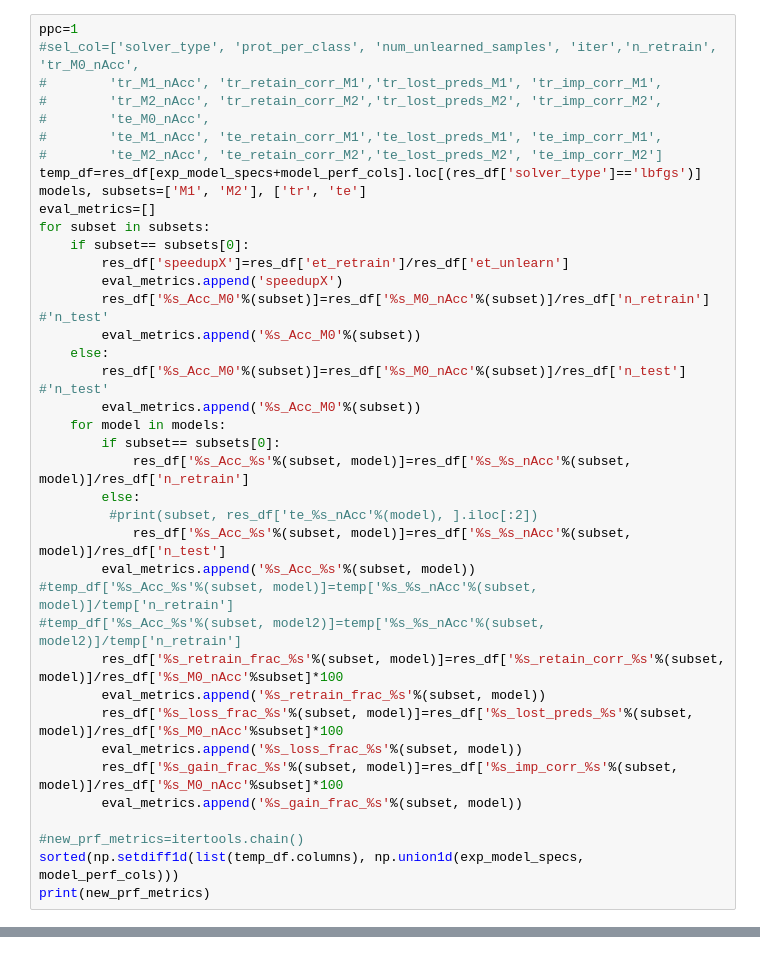
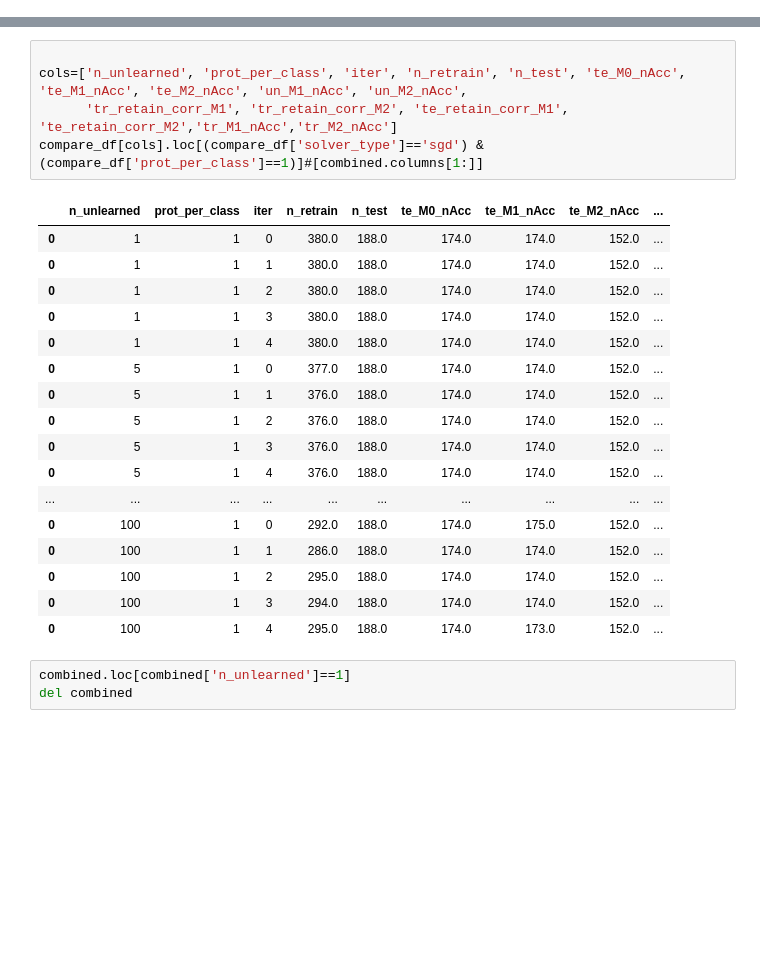
Before and after one commit to SrGh31/unlearn-lvq, a Jupyter notebook: notebooks/pred_analysis.ipynb, the cells around one changed output, grey strips where cells are left out. Drawn from its saved outputs; the diff is of its cells as text; blank space fills up the shorter version.

```diff
--- a/notebooks/pred_analysis.ipynb
+++ b/notebooks/pred_analysis.ipynb
@@ -38,39 +48,0 @@ res_df.head(3)
-# %%
-ppc=1
-#sel_col=['solver_type', 'prot_per_class', 'num_unlearned_samples', 'iter','n_retrain', 'tr_M0_nAcc',
-#        'tr_M1_nAcc', 'tr_retain_corr_M1','tr_lost_preds_M1', 'tr_imp_corr_M1',
-#        'tr_M2_nAcc', 'tr_retain_corr_M2','tr_lost_preds_M2', 'tr_imp_corr_M2',
-#        'te_M0_nAcc',
-#        'te_M1_nAcc', 'te_retain_corr_M1','te_lost_preds_M1', 'te_imp_corr_M1',
-#        'te_M2_nAcc', 'te_retain_corr_M2','te_lost_preds_M2', 'te_imp_corr_M2']
-temp_df=res_df[exp_model_specs+model_perf_cols].loc[(res_df['solver_type']=='lbfgs')]
-models, subsets=['M1', 'M2'], ['tr', 'te']
-eval_metrics=[]
-for subset in subsets:
-    if subset== subsets[0]:
-        res_df['speedupX']=res_df['et_retrain']/res_df['et_unlearn']
-        eval_metrics.append('speedupX')
-        res_df['%s_Acc_M0'%(subset)]=res_df['%s_M0_nAcc'%(subset)]/res_df['n_retrain']  #'n_test'
-        eval_metrics.append('%s_Acc_M0'%(subset))
-    else:
-        res_df['%s_Acc_M0'%(subset)]=res_df['%s_M0_nAcc'%(subset)]/res_df['n_test']  #'n_test'
-        eval_metrics.append('%s_Acc_M0'%(subset))
-    for model in models:
-        if subset== subsets[0]:
-            res_df['%s_Acc_%s'%(subset, model)]=res_df['%s_%s_nAcc'%(subset, model)]/res_df['n_retrain']
-        else:
-         #print(subset, res_df['te_%s_nAcc'%(model), ].iloc[:2])
-            res_df['%s_Acc_%s'%(subset, model)]=res_df['%s_%s_nAcc'%(subset, model)]/res_df['n_test']
-        eval_metrics.append('%s_Acc_%s'%(subset, model))
-#temp_df['%s_Acc_%s'%(subset, model)]=temp['%s_%s_nAcc'%(subset, model)]/temp['n_retrain']
-#temp_df['%s_Acc_%s'%(subset, model2)]=temp['%s_%s_nAcc'%(subset, model2)]/temp['n_retrain']
-        res_df['%s_retrain_frac_%s'%(subset, model)]=res_df['%s_retain_corr_%s'%(subset, model)]/res_df['%s_M0_nAcc'%subset]*100
-        eval_metrics.append('%s_retrain_frac_%s'%(subset, model))
-        res_df['%s_loss_frac_%s'%(subset, model)]=res_df['%s_lost_preds_%s'%(subset, model)]/res_df['%s_M0_nAcc'%subset]*100
-        eval_metrics.append('%s_loss_frac_%s'%(subset, model))
-        res_df['%s_gain_frac_%s'%(subset, model)]=res_df['%s_imp_corr_%s'%(subset, model)]/res_df['%s_M0_nAcc'%subset]*100
-        eval_metrics.append('%s_gain_frac_%s'%(subset, model))
-
-#new_prf_metrics=itertools.chain()
-sorted(np.setdiff1d(list(temp_df.columns), np.union1d(exp_model_specs, model_perf_cols)))
-print(new_prf_metrics)
@@ -106,0 +235,26 @@ res_df.groupby(["solver_type","prot_per_class"])[["et_retrain","et_unlearn"]+eva
+# %%
+
+cols=['n_unlearned', 'prot_per_class', 'iter', 'n_retrain', 'n_test', 'te_M0_nAcc', 'te_M1_nAcc', 'te_M2_nAcc', 'un_M1_nAcc', 'un_M2_nAcc',
+      'tr_retain_corr_M1', 'tr_retain_corr_M2', 'te_retain_corr_M1', 'te_retain_corr_M2','tr_M1_nAcc','tr_M2_nAcc']
+compare_df[cols].loc[(compare_df['solver_type']=='sgd') & (compare_df['prot_per_class']==1)]#[combined.columns[1:]]
+# %% [output]
+|  | n_unlearned | prot_per_class | iter | n_retrain | n_test | te_M0_nAcc | te_M1_nAcc | te_M2_nAcc | ... |
+| 0 | 1 | 1 | 0 | 380.0 | 188.0 | 174.0 | 174.0 | 152.0 | ... |
+| 0 | 1 | 1 | 1 | 380.0 | 188.0 | 174.0 | 174.0 | 152.0 | ... |
+| 0 | 1 | 1 | 2 | 380.0 | 188.0 | 174.0 | 174.0 | 152.0 | ... |
+| 0 | 1 | 1 | 3 | 380.0 | 188.0 | 174.0 | 174.0 | 152.0 | ... |
+| 0 | 1 | 1 | 4 | 380.0 | 188.0 | 174.0 | 174.0 | 152.0 | ... |
+| 0 | 5 | 1 | 0 | 377.0 | 188.0 | 174.0 | 174.0 | 152.0 | ... |
+| 0 | 5 | 1 | 1 | 376.0 | 188.0 | 174.0 | 174.0 | 152.0 | ... |
+| 0 | 5 | 1 | 2 | 376.0 | 188.0 | 174.0 | 174.0 | 152.0 | ... |
+| 0 | 5 | 1 | 3 | 376.0 | 188.0 | 174.0 | 174.0 | 152.0 | ... |
+| 0 | 5 | 1 | 4 | 376.0 | 188.0 | 174.0 | 174.0 | 152.0 | ... |
+| ... | ... | ... | ... | ... | ... | ... | ... | ... | ... |
+| 0 | 100 | 1 | 0 | 292.0 | 188.0 | 174.0 | 175.0 | 152.0 | ... |
+| 0 | 100 | 1 | 1 | 286.0 | 188.0 | 174.0 | 174.0 | 152.0 | ... |
+| 0 | 100 | 1 | 2 | 295.0 | 188.0 | 174.0 | 174.0 | 152.0 | ... |
+| 0 | 100 | 1 | 3 | 294.0 | 188.0 | 174.0 | 174.0 | 152.0 | ... |
+| 0 | 100 | 1 | 4 | 295.0 | 188.0 | 174.0 | 173.0 | 152.0 | ... |
+# %%
+combined.loc[combined['n_unlearned']==1]
+del combined
```
Also changed, not shown: parts of 6 cells of this notebook, 10 other files.
